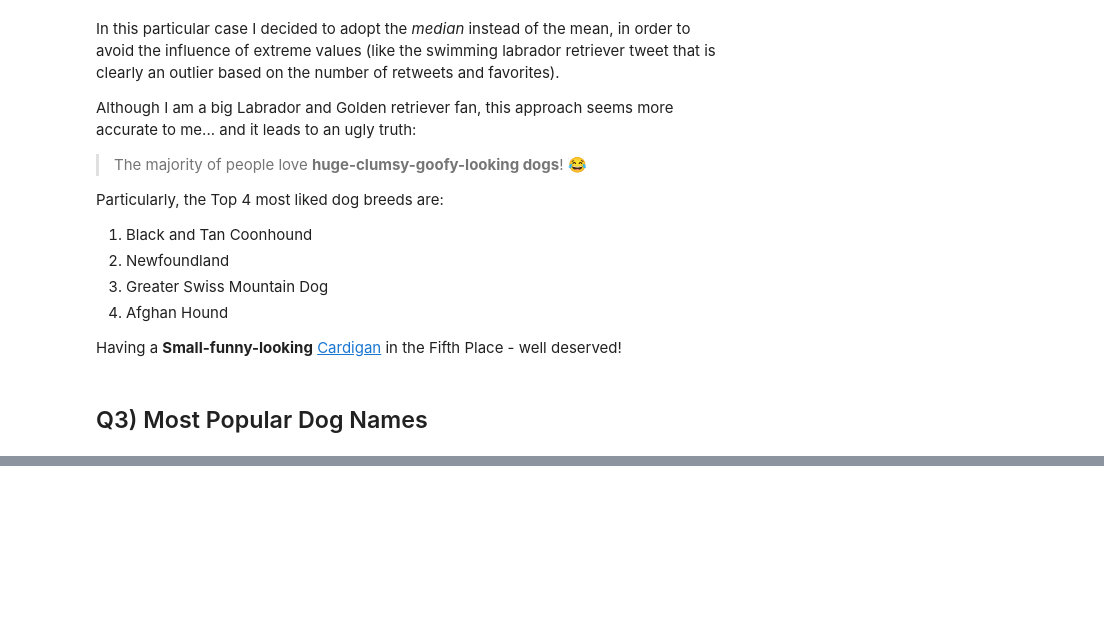
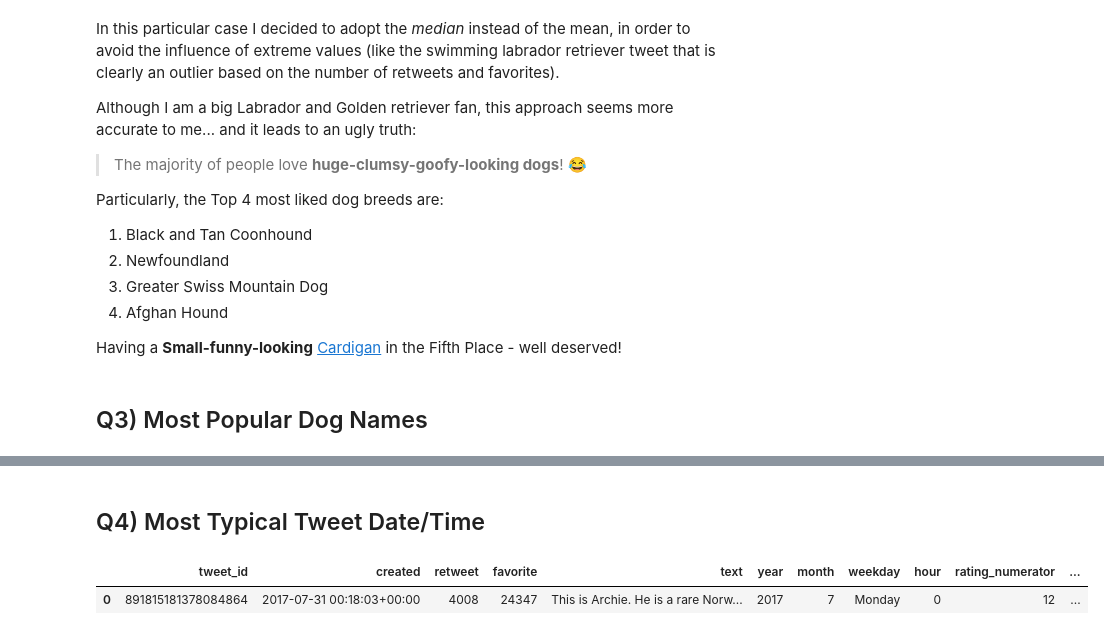
Before and after one commit to marcellovictorino/DAND_4_Data_Wrangling, a Jupyter notebook: 3) Project 4 - WeRateDogs Twitter/wrangle_act.ipynb, the cells around one changed output, grey strips where cells are left out. Cells and saved outputs as stored; diff of their text form; code cells hidden in the pictures; blank space fills up the shorter version.

```diff
--- a/3) Project 4 - WeRateDogs Twitter/wrangle_act.ipynb
+++ b/3) Project 4 - WeRateDogs Twitter/wrangle_act.ipynb
@@ -504 +503,8 @@ Winston    4
 Name: name, dtype: int64
+# %% [markdown]
+## Q4) Most Typical Tweet Date/Time
+# %%
+df.head(1)
+# %% [output]
+|  | tweet_id | created | retweet | favorite | text | year | month | weekday | hour | rating_numerator | ... |
+| 0 | 891815181378084864 | 2017-07-31 00:18:03+00:00 | 4008 | 24347 | This is Archie. He is a rare Norw... | 2017 | 7 | Monday | 0 | 12 | ... |
```
Also changed, not shown: parts of 8 cells of this notebook.
